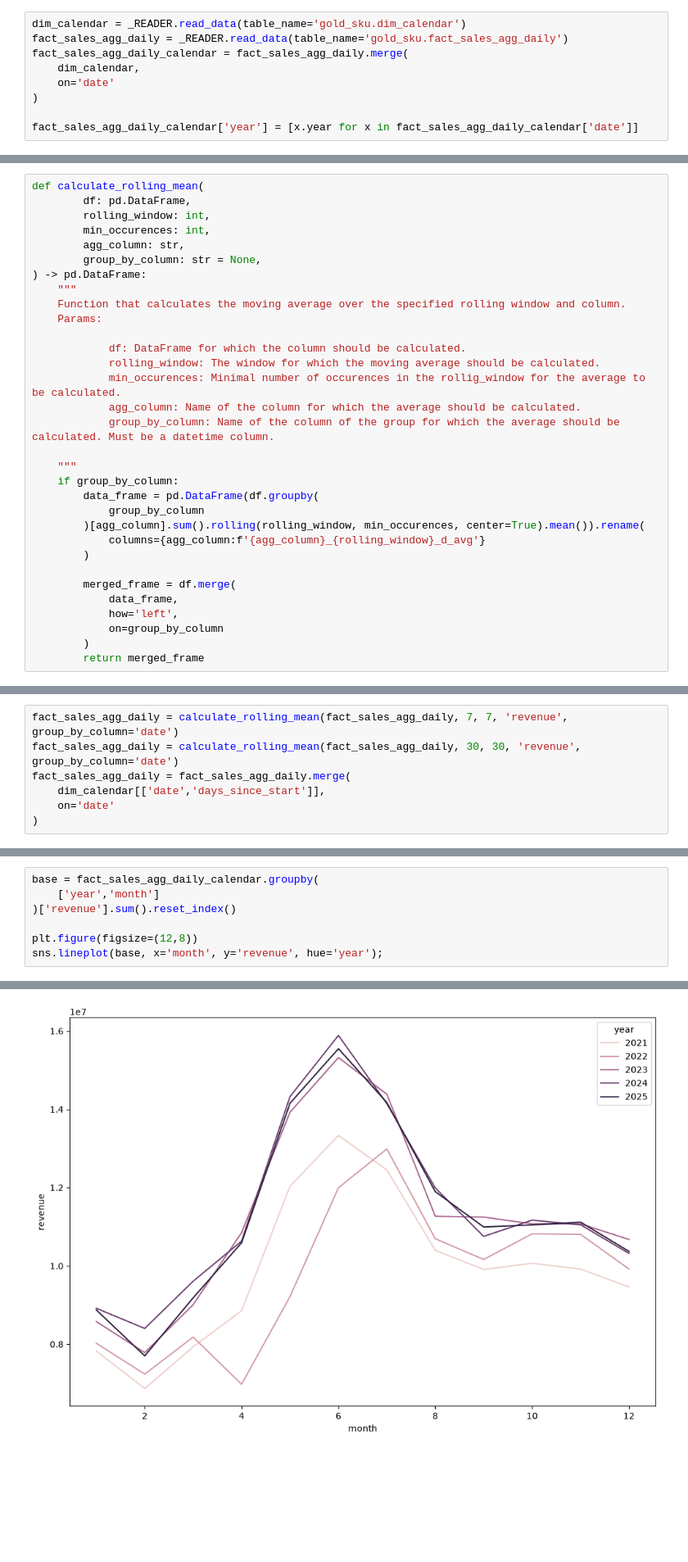
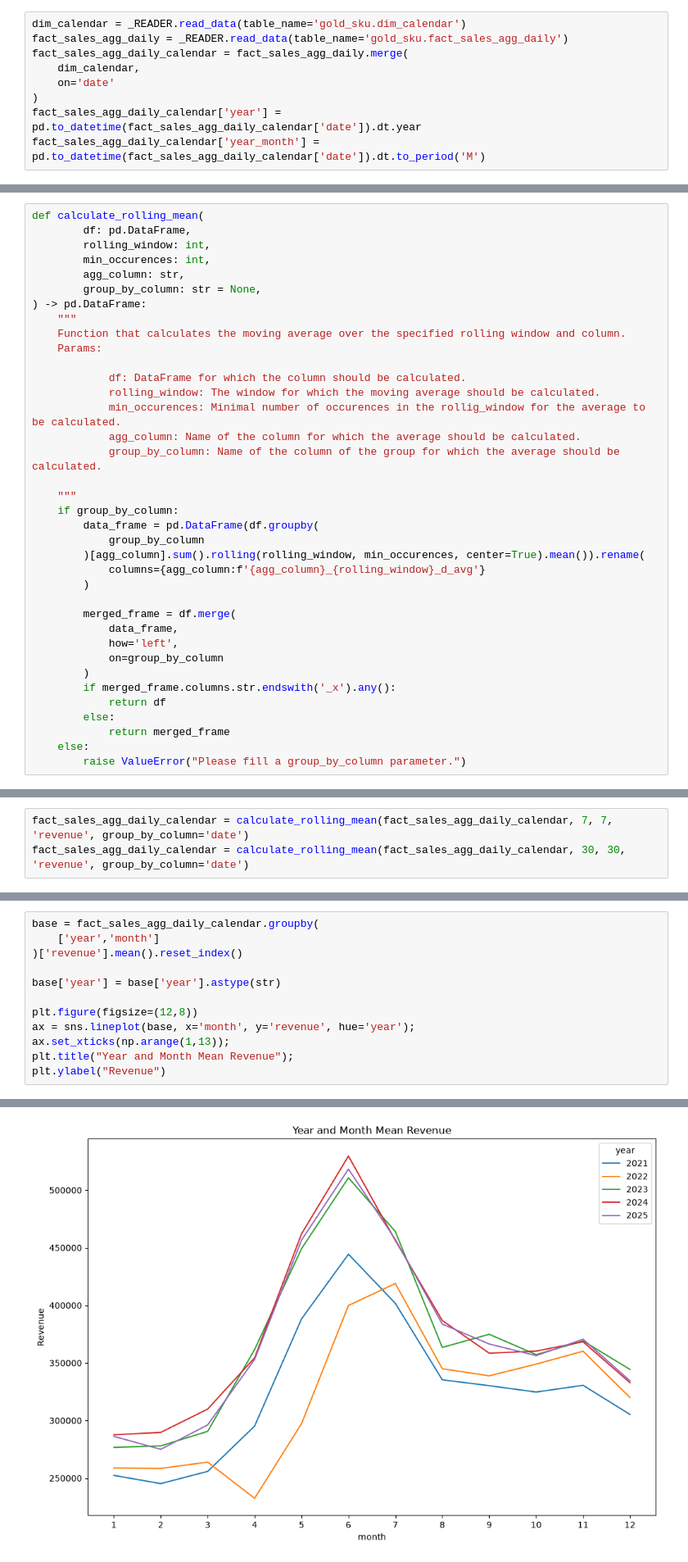
Before and after one commit to Grzegosh/sku_prediction, a Jupyter notebook: EDA.ipynb, the cells around one changed output, grey strips where cells are left out. Shown at 82% size. Drawn from its saved outputs; the diff is of its cells as text; blank space fills up the shorter version.

```diff
--- a/EDA.ipynb
+++ b/EDA.ipynb
@@ -23,8 +23,8 @@ fact_sales_agg_daily_calendar = fact_sales_agg_daily.merge(
     dim_calendar,
     on='date'
 )
-
-fact_sales_agg_daily_calendar['year'] = [x.year for x in fact_sales_agg_daily_calendar['date']]
+fact_sales_agg_daily_calendar['year'] = pd.to_datetime(fact_sales_agg_daily_calendar['date']).dt.year
+fact_sales_agg_daily_calendar['year_month'] = pd.to_datetime(fact_sales_agg_daily_calendar['date']).dt.to_period('M')
 # %% [markdown]
 # 4. DATA QUALITY CHECKS
 # %% [markdown]
@@ -52,7 +52,7 @@ def calculate_rolling_mean(
             rolling_window: The window for which the moving average should be calculated.
             min_occurences: Minimal number of occurences in the rollig_window for the average to be calculated.
             agg_column: Name of the column for which the average should be calculated.
-            group_by_column: Name of the column of the group for which the average should be calculated. Must be a datetime column.
+            group_by_column: Name of the column of the group for which the average should be calculated.
 
     """
     if group_by_column:
@@ -67,7 +67,12 @@ def calculate_rolling_mean(
             how='left',
             on=group_by_column
         )
-        return merged_frame
+        if merged_frame.columns.str.endswith('_x').any():
+            return df
+        else:
+            return merged_frame
+    else:
+        raise ValueError("Please fill a group_by_column parameter.")
 # %% [markdown]
 ## 5.2 Slope and Intercept
 # %%
@@ -88,11 +93,7 @@ def calculate_slope_and_intercept(
 # %% [markdown]
 # 6.1 Whole level of the shop.
 # %%
-fact_sales_agg_daily = calculate_rolling_mean(fact_sales_agg_daily, 7, 7, 'revenue', group_by_column='date')
-fact_sales_agg_daily = calculate_rolling_mean(fact_sales_agg_daily, 30, 30, 'revenue', group_by_column='date')
-fact_sales_agg_daily = fact_sales_agg_daily.merge(
-    dim_calendar[['date','days_since_start']],
-    on='date'
-)
+fact_sales_agg_daily_calendar = calculate_rolling_mean(fact_sales_agg_daily_calendar, 7, 7, 'revenue', group_by_column='date')
+fact_sales_agg_daily_calendar = calculate_rolling_mean(fact_sales_agg_daily_calendar, 30, 30, 'revenue', group_by_column='date')
 # %%
 slope_reg, intercept_reg = calculate_slope_and_intercept(
@@ -148,8 +153,13 @@ Text(0.5, 0, 'Year')
 # %%
 base = fact_sales_agg_daily_calendar.groupby(
     ['year','month']
-)['revenue'].sum().reset_index()
+)['revenue'].mean().reset_index()
+
+base['year'] = base['year'].astype(str)
 
 plt.figure(figsize=(12,8))
-sns.lineplot(base, x='month', y='revenue', hue='year');
+ax = sns.lineplot(base, x='month', y='revenue', hue='year');
+ax.set_xticks(np.arange(1,13));
+plt.title("Year and Month Mean Revenue");
+plt.ylabel("Revenue")
 # %% [output]
@@ -156 +167 @@ sns.lineplot(base, x='month', y='revenue', hue='year');
-[figure, old version]
+[figure, new version]
```
Also changed, not shown: parts of 14 cells of this notebook.
